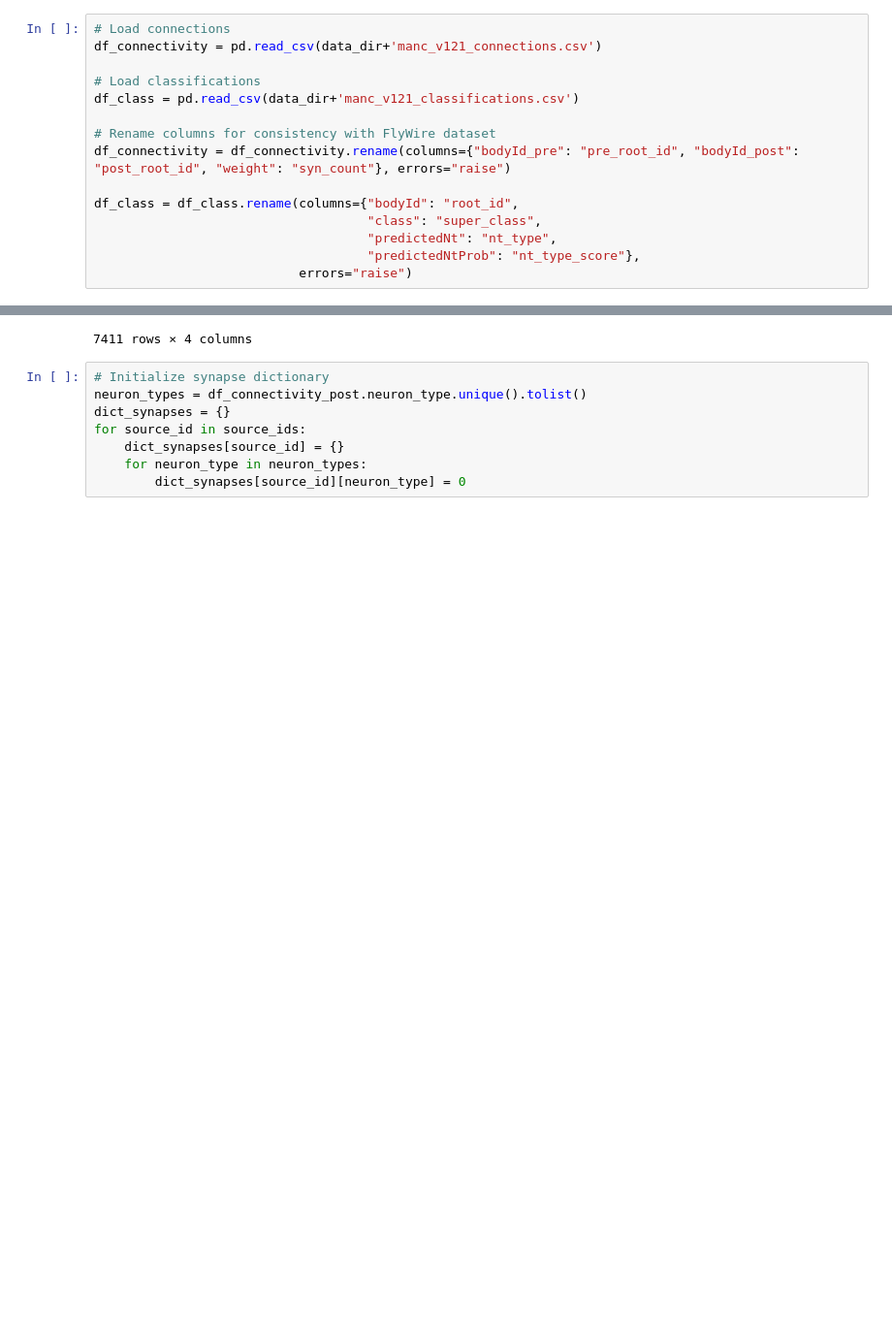
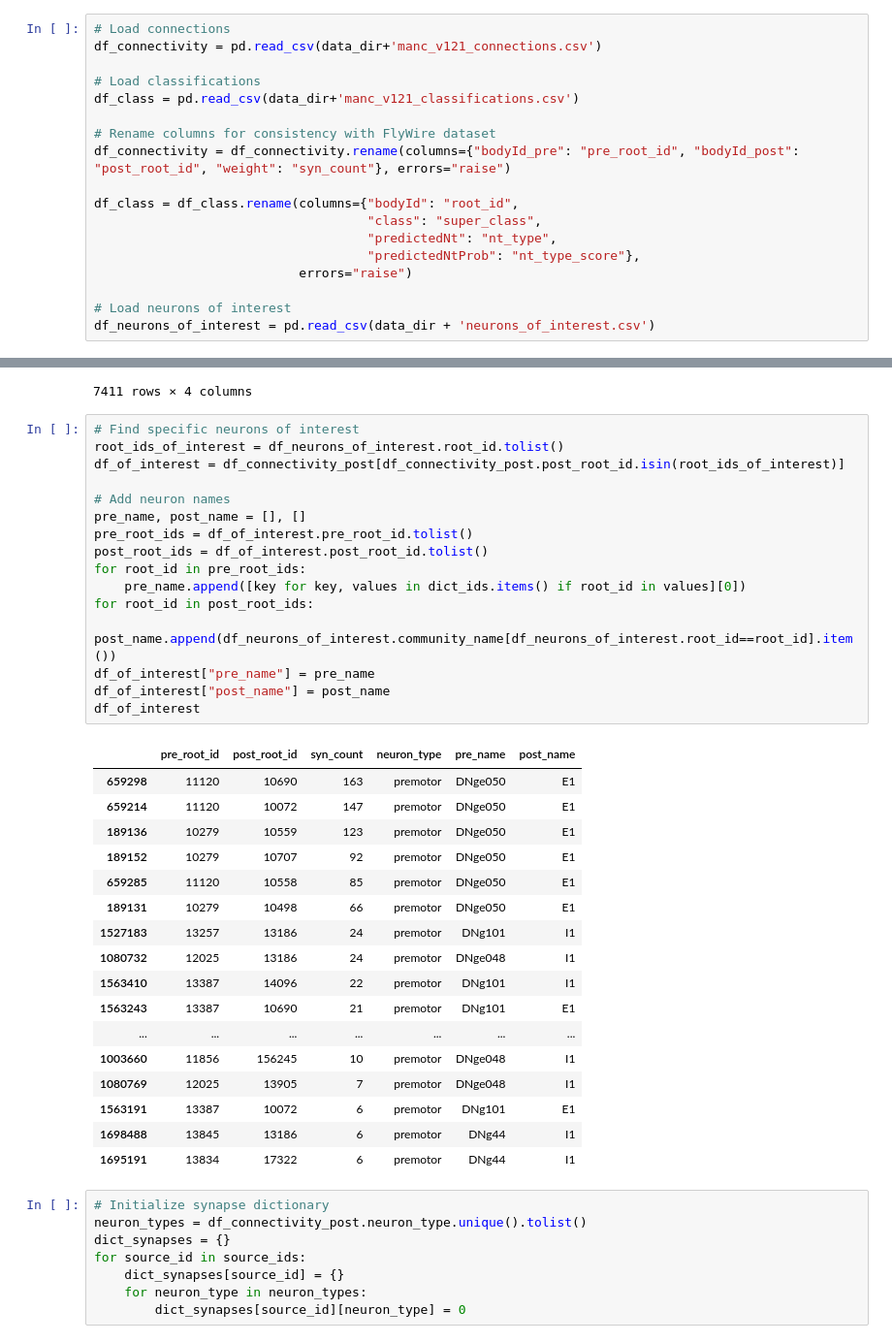
Before and after one commit to chrisjdallmann/roadrunner, a Jupyter notebook: code/manc_neuron_analysis.ipynb, the cells around one changed output, grey strips where cells are left out. Shown at 97% size. Saved outputs shown, nothing was run; the diff lists cells and outputs as text; blank space fills up the shorter version.

Commit message:
Query specific neurons of interest

```diff
--- a/code/manc_neuron_analysis.ipynb
+++ b/code/manc_neuron_analysis.ipynb
@@ -29,6 +29,9 @@ df_class = df_class.rename(columns={"bodyId": "root_id",
                                     "predictedNt": "nt_type",
                                     "predictedNtProb": "nt_type_score"},
                            errors="raise")
+
+# Load neurons of interest
+df_neurons_of_interest = pd.read_csv(data_dir + 'neurons_of_interest.csv')
 # %%
 # Set source neurons
 dict_ids = {}
@@ -135,6 +138,40 @@ df_connectivity_post
 | 1694959 | 13834 | 11074 | 5 | premotor |
 | 1694978 | 13834 | 11324 | 5 | premotor |
 7411 rows × 4 columns
+# %%
+# Find specific neurons of interest
+root_ids_of_interest = df_neurons_of_interest.root_id.tolist()
+df_of_interest = df_connectivity_post[df_connectivity_post.post_root_id.isin(root_ids_of_interest)]
+
+# Add neuron names
+pre_name, post_name = [], []
+pre_root_ids = df_of_interest.pre_root_id.tolist()
+post_root_ids = df_of_interest.post_root_id.tolist()
+for root_id in pre_root_ids:
+    pre_name.append([key for key, values in dict_ids.items() if root_id in values][0])
+for root_id in post_root_ids:
+    post_name.append(df_neurons_of_interest.community_name[df_neurons_of_interest.root_id==root_id].item())
+df_of_interest["pre_name"] = pre_name
+df_of_interest["post_name"] = post_name
+df_of_interest
+# %% [output]
+|  | pre_root_id | post_root_id | syn_count | neuron_type | pre_name | post_name |
+| 659298 | 11120 | 10690 | 163 | premotor | DNge050 | E1 |
+| 659214 | 11120 | 10072 | 147 | premotor | DNge050 | E1 |
+| 189136 | 10279 | 10559 | 123 | premotor | DNge050 | E1 |
+| 189152 | 10279 | 10707 | 92 | premotor | DNge050 | E1 |
+| 659285 | 11120 | 10558 | 85 | premotor | DNge050 | E1 |
+| 189131 | 10279 | 10498 | 66 | premotor | DNge050 | E1 |
+| 1527183 | 13257 | 13186 | 24 | premotor | DNg101 | I1 |
+| 1080732 | 12025 | 13186 | 24 | premotor | DNge048 | I1 |
+| 1563410 | 13387 | 14096 | 22 | premotor | DNg101 | I1 |
+| 1563243 | 13387 | 10690 | 21 | premotor | DNg101 | E1 |
+| ... | ... | ... | ... | ... | ... | ... |
+| 1003660 | 11856 | 156245 | 10 | premotor | DNge048 | I1 |
+| 1080769 | 12025 | 13905 | 7 | premotor | DNge048 | I1 |
+| 1563191 | 13387 | 10072 | 6 | premotor | DNg101 | E1 |
+| 1698488 | 13845 | 13186 | 6 | premotor | DNg44 | I1 |
+| 1695191 | 13834 | 17322 | 6 | premotor | DNg44 | I1 |
 # %%
 # Initialize synapse dictionary
 neuron_types = df_connectivity_post.neuron_type.unique().tolist()
```
Also changed, not shown: parts of 1 cell of this notebook.
